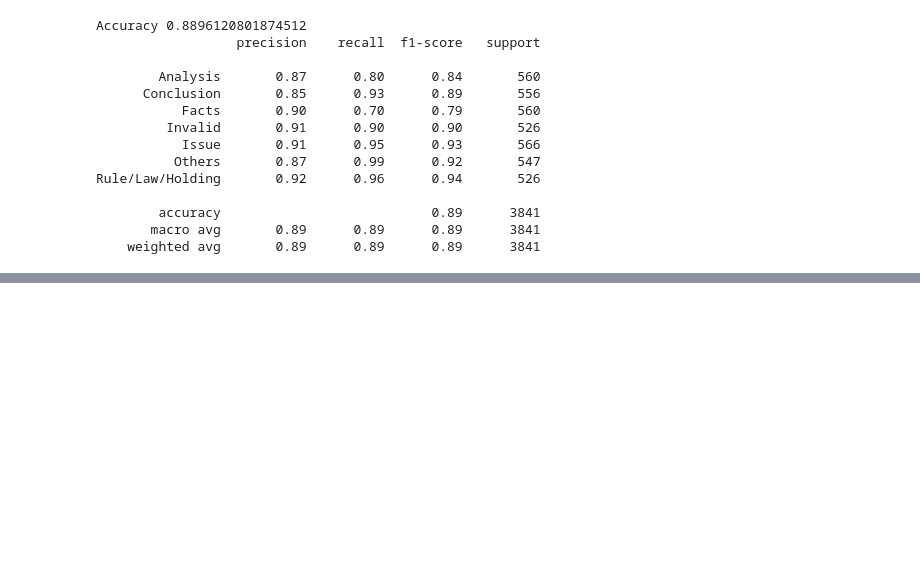
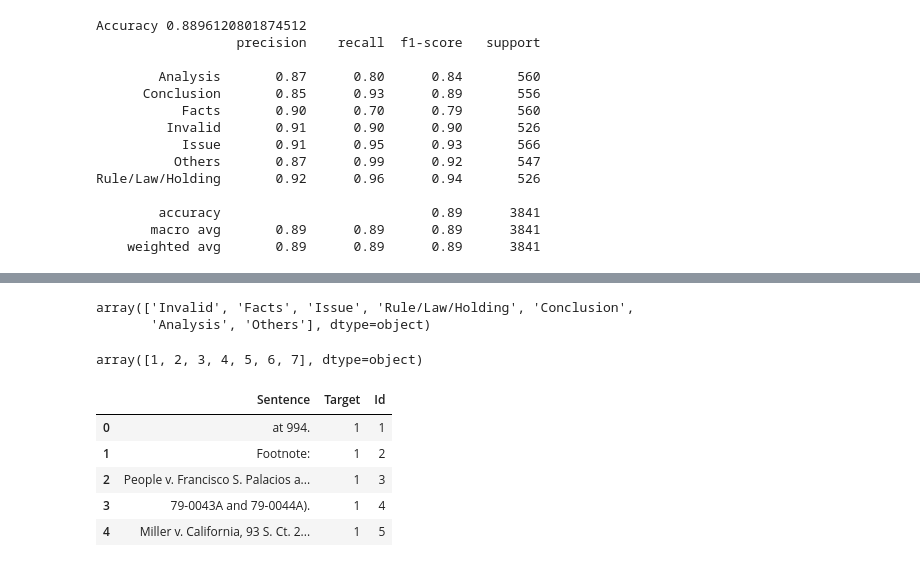
Before and after one commit to sundarp17/sundar_INFO5731_Fall2020, a Jupyter notebook: handling_imbalance_data.ipynb, the cells around one changed output, grey strips where cells are left out. Cells and saved outputs as stored; diff of their text form; code cells hidden in the pictures; blank space fills up the shorter version.

```diff
--- a/handling_imbalance_data.ipynb
+++ b/handling_imbalance_data.ipynb
@@ -192,0 +204,17 @@ Rule/Law/Holding       0.92      0.96      0.94       526
+# %%
+df['Target'].unique()
+# %% [output]
+array(['Invalid', 'Facts', 'Issue', 'Rule/Law/Holding', 'Conclusion',
+       'Analysis', 'Others'], dtype=object)
+# %%
+df.loc[df['Target']=='Invalid','Target'] = 1
+df.loc[df['Target']=='Facts','Target'] = 2
+df.loc[df['Target']=='Issue','Target'] = 3
+df.loc[df['Target']=='Rule/Law/Holding','Target'] = 4
+df.loc[df['Target']=='Conclusion','Target'] = 5
+df.loc[df['Target']=='Analysis','Target'] = 6
+df.loc[df['Target']=='Others','Target'] = 7
+# %%
+df['Target'].unique()
+# %% [output]
+array([1, 2, 3, 4, 5, 6, 7], dtype=object)
@@ -192,0 +231,11 @@ Rule/Law/Holding       0.92      0.96      0.94       526
+# %%
+df['Id']=df.index+1
+# %%
+df.head()
+# %% [output]
+|  | Sentence | Target | Id |
+| 0 | at 994. | 1 | 1 |
+| 1 | Footnote: | 1 | 2 |
+| 2 | People v. Francisco S. Palacios a... | 1 | 3 |
+| 3 | 79-0043A and 79-0044A). | 1 | 4 |
+| 4 | Miller v. California, 93 S. Ct. 2... | 1 | 5 |
```
Also changed, not shown: parts of 40 cells of this notebook.
